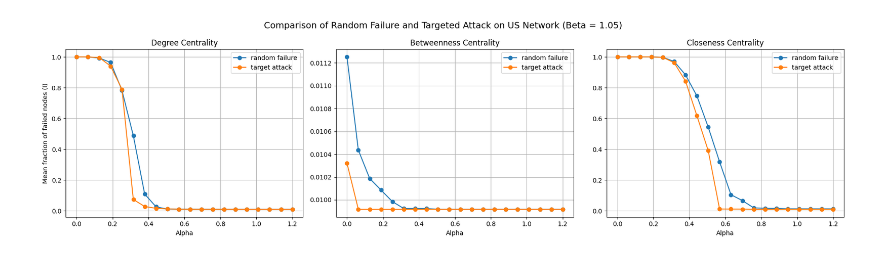
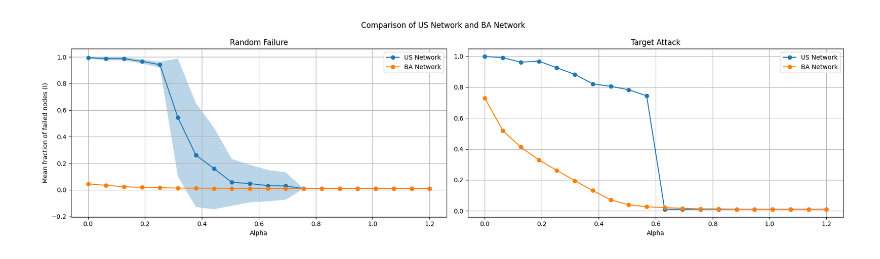
Before and after one commit to AymanStitou/ComplexSystemProject, a Jupyter notebook: target_attack/random versus target.ipynb, the cells around one changed output. Saved outputs shown, nothing was run; the diff lists cells and outputs as text; code cells hidden in the pictures.

Commit message:
update graph

```diff
--- a/target_attack/random versus target.ipynb
+++ b/target_attack/random versus target.ipynb
@@ -3,7 +3,7 @@ import pandas as pd
 import matplotlib.pyplot as plt
 
 # import all csv datafiles
-df_ice_ran_105 = pd.read_csv("csv result/iceland_network_results_beta_105.csv")
-df_usa_ran_105 = pd.read_csv("csv result/US_network_results_beta_105.csv")
-df_ice_tar_105 = pd.read_csv("csv result/iceland_network_beta_1.05_results.csv")
-df_usa_tar_105 = pd.read_csv("csv result/US_network_beta_1.05_results.csv")
+BA_ran = pd.read_csv("BA_network_results_beta_ran.csv")
+BA_tar = pd.read_csv("BA_network_results_beta_tar.csv")
+US_ran = pd.read_csv("US_network_results_beta_ran.csv")
+US_tar = pd.read_csv("US_network_results_beta_tar.csv")
@@ -36,0 +10,10 @@ usa_tar_105_cc = df_usa_tar_105 ["closeness"]
+# %%
+# extract column of values from csv file
+alpha = BA_ran["Alpha"]
+BA_ran_mean = BA_ran ["degree_mean"]
+BA_tar_mean = BA_tar ["degree_mean"]
+US_ran_mean = US_ran["degree_mean"]
+US_tar_mean = US_tar["degree_mean"]
+
+BA_ran_std = BA_ran ["degree_std"]
+US_ran_std = US_ran["degree_std"]
@@ -37,34 +43,28 @@ usa_tar_105_cc = df_usa_tar_105 ["closeness"]
 # %%
-# plot the figures to compare the random failure and targeted attack on US network
-fig, axes = plt.subplots(1, 3, figsize=(18, 5))
+# plot the figures to compare the random failure and targeted attack on iceland network
+fig, axes = plt.subplots(1, 2, figsize=(18, 5))
 
 # Degree Centrality Plot
-axes[0].plot(alpha, usa_ran_105_dc, label="random failure", marker='o')
-axes[0].plot(alpha, usa_tar_105_dc, label="target attack", marker='o')
+axes[0].plot(alpha, US_ran_mean, label="US Network", marker='o')
+axes[0].fill_between(alpha, US_ran_mean - US_ran_std, US_ran_mean + US_ran_std, alpha=0.3)
+axes[0].plot(alpha, BA_ran_mean, label="BA Network", marker='o')
 axes[0].set_xlabel("Alpha")
 axes[0].set_ylabel("Mean fraction of failed nodes (I)")
-axes[0].set_title("Degree Centrality")
+axes[0].set_title("Random Failure")
 axes[0].grid()
 axes[0].legend()
 
 # Betweenness Centrality Plot
-axes[1].plot(alpha, usa_ran_105_bc, label="random failure", marker='o')
-axes[1].plot(alpha, usa_tar_105_bc, label="target attack", marker='o')
+axes[1].plot(alpha, US_tar_mean, label="US Network", marker='o')
+axes[1].plot(alpha, BA_tar_mean, label="BA Network", marker='o')
 axes[1].set_xlabel("Alpha")
-axes[1].set_title("Betweenness Centrality")
+axes[1].set_title("Target Attack")
 axes[1].grid()
 axes[1].legend()
 
-# Closeness Centrality Plot
-axes[2].plot(alpha, usa_ran_105_cc, label="random failure", marker='o')
-axes[2].plot(alpha, usa_tar_105_cc, label="target attack", marker='o')
-axes[2].set_xlabel("Alpha")
-axes[2].set_title("Closeness Centrality")
-axes[2].grid()
-axes[2].legend()
 
-fig.suptitle("Comparison of Random Failure and Targeted Attack on US Network (Beta = 1.05)", fontsize=14)
+fig.suptitle("Comparison of US Network and BA Network")
 plt.tight_layout()
 plt.show()
 # %% [output]
-[figure, old version]
+[figure, new version]
```
Also changed, not shown: parts of 15 cells of this notebook.
